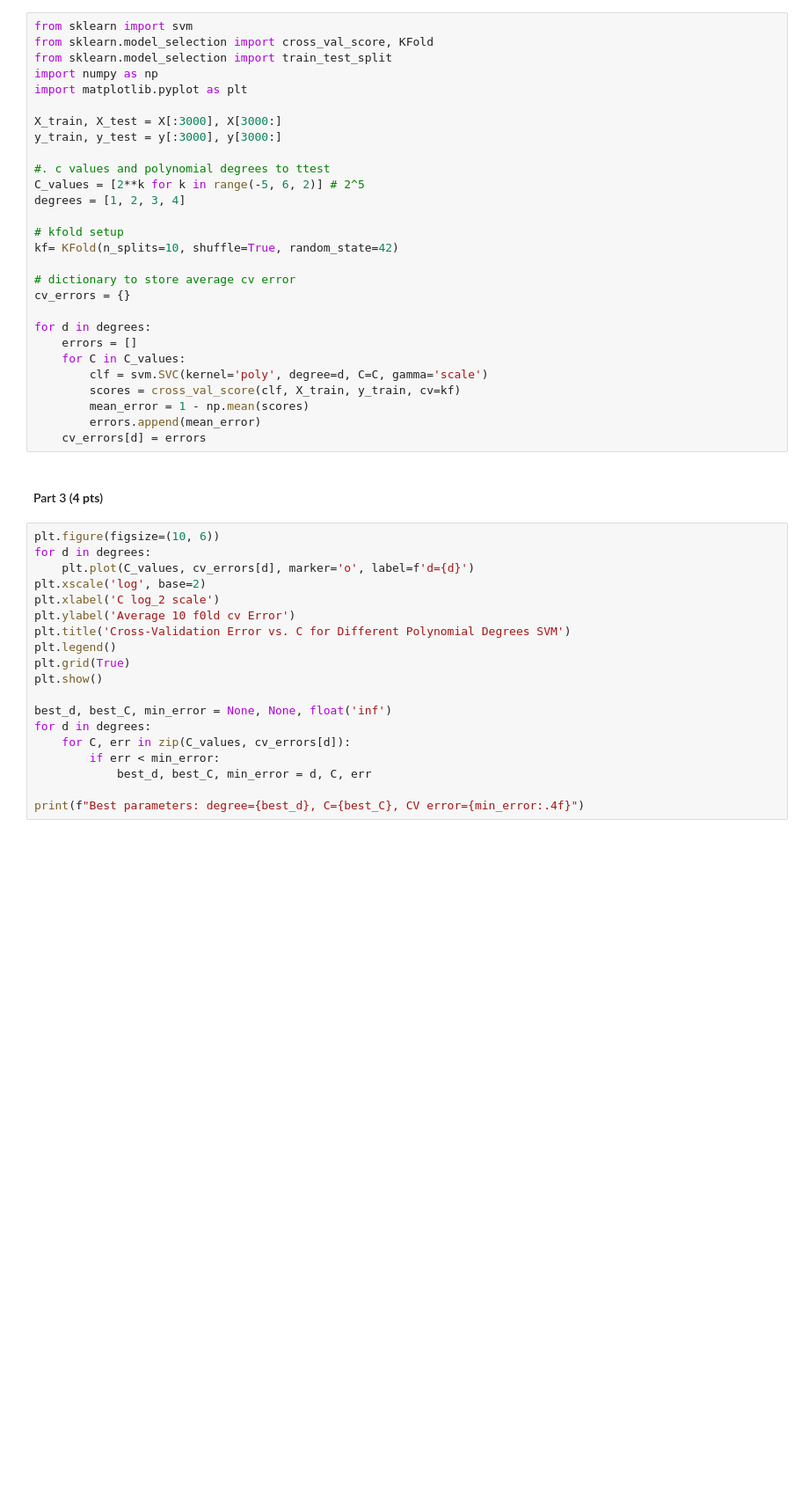
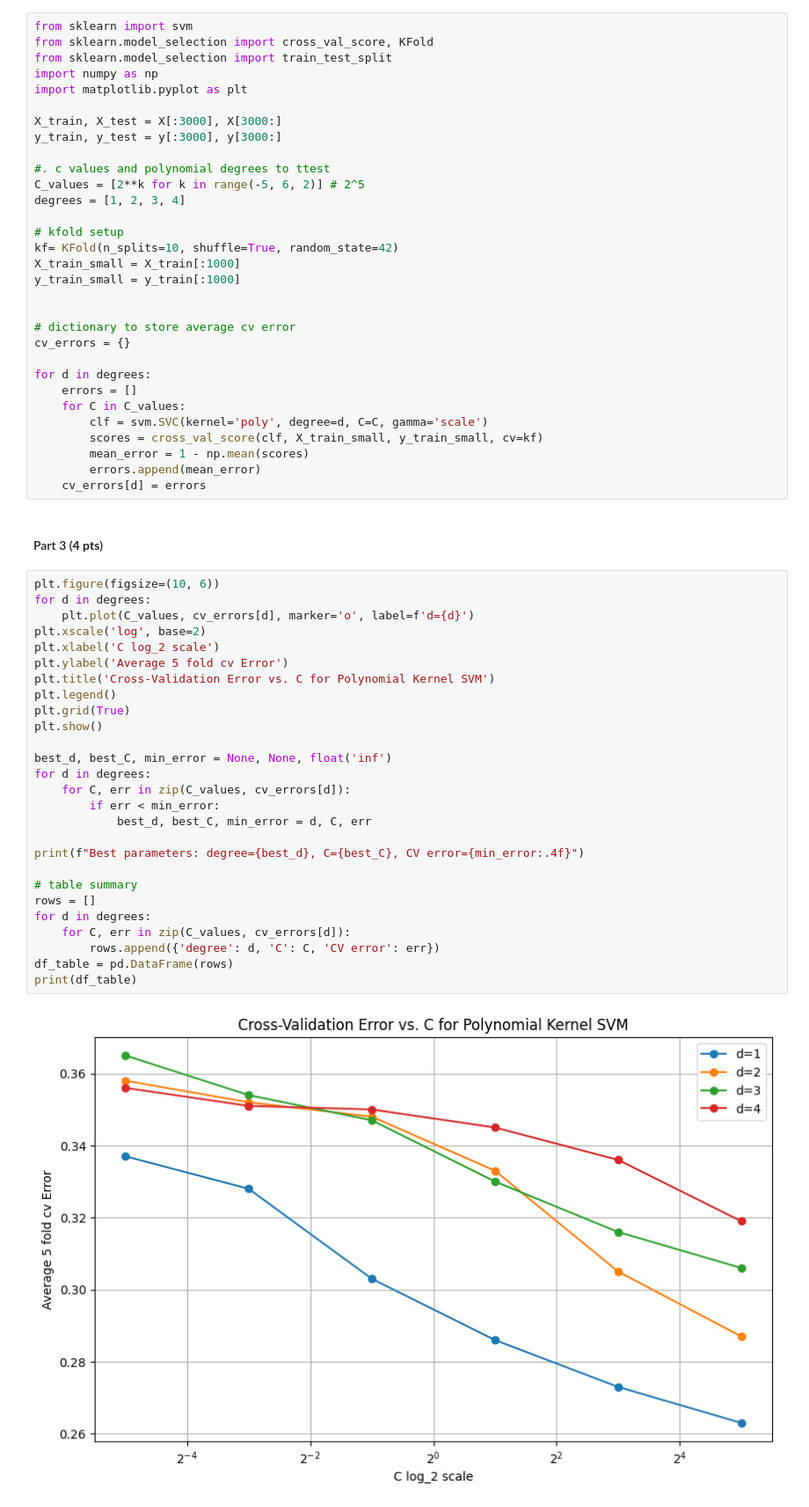
Before and after one commit to awarbler/homework3, a Jupyter notebook: Homework3Programming.ipynb, the cells around one changed output. Shown at 88% size. Saved outputs shown, nothing was run; the diff lists cells and outputs as text; blank space fills up the shorter version.

```diff
--- a/Homework3Programming.ipynb
+++ b/Homework3Programming.ipynb
@@ -1359,6 +1375,9 @@ degrees = [1, 2, 3, 4]
 
 # kfold setup
 kf= KFold(n_splits=10, shuffle=True, random_state=42)
+X_train_small = X_train[:1000]
+y_train_small = y_train[:1000]
+
 
 # dictionary to store average cv error
 cv_errors = {}
@@ -1367,7 +1386,7 @@ for d in degrees:
     errors = []
     for C in C_values:
         clf = svm.SVC(kernel='poly', degree=d, C=C, gamma='scale')
-        scores = cross_val_score(clf, X_train, y_train, cv=kf)
+        scores = cross_val_score(clf, X_train_small, y_train_small, cv=kf)
         mean_error = 1 - np.mean(scores)
         errors.append(mean_error)
     cv_errors[d] = errors
@@ -1376,19 +1395,29 @@ for d in degrees:
 # %%
 plt.figure(figsize=(10, 6))
 for d in degrees:
     plt.plot(C_values, cv_errors[d], marker='o', label=f'd={d}')
 plt.xscale('log', base=2)
 plt.xlabel('C log_2 scale')
-plt.ylabel('Average 10 f0ld cv Error')
-plt.title('Cross-Validation Error vs. C for Different Polynomial Degrees SVM')
+plt.ylabel('Average 5 fold cv Error')
+plt.title('Cross-Validation Error vs. C for Polynomial Kernel SVM')
 plt.legend()
 plt.grid(True)
 plt.show()
 
 best_d, best_C, min_error = None, None, float('inf')
 for d in degrees:
     for C, err in zip(C_values, cv_errors[d]):
         if err < min_error:
             best_d, best_C, min_error = d, C, err
 
 print(f"Best parameters: degree={best_d}, C={best_C}, CV error={min_error:.4f}")
+
+# table summary
+rows = []
+for d in degrees:
+    for C, err in zip(C_values, cv_errors[d]):
+        rows.append({'degree': d, 'C': C, 'CV error': err})
+df_table = pd.DataFrame(rows)
+print(df_table)
+# %% [output]
+[figure, added]
```
Also changed, not shown: parts of 5 cells of this notebook.
